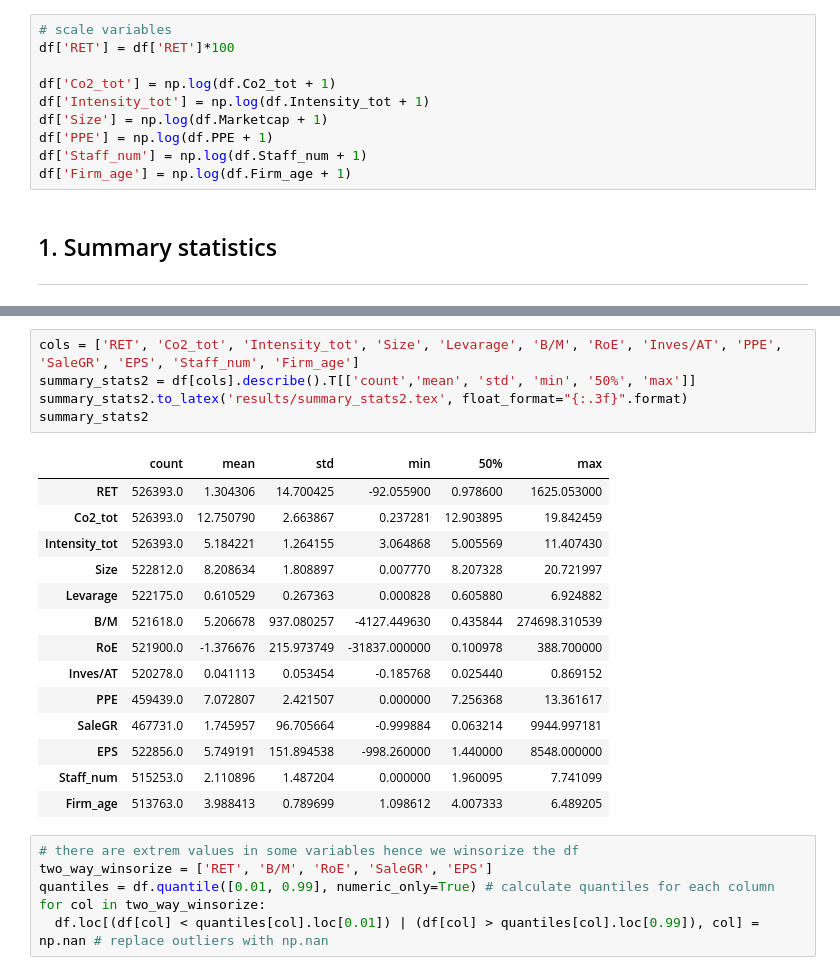
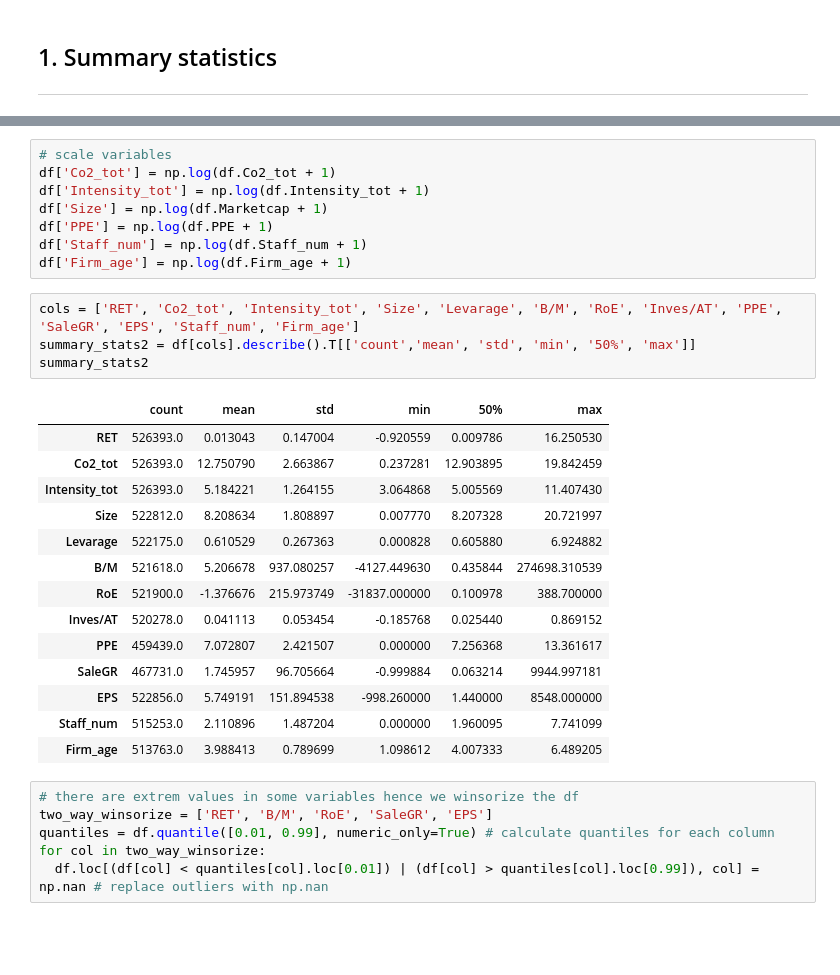
Before and after one commit to CongWang141/co2_paper, a Jupyter notebook: co2_paper/2. firm_analysis.ipynb, the cells around one changed output, grey strips where cells are left out. Drawn from its saved outputs; the diff is of its cells as text; blank space fills up the shorter version.

```diff
--- a/co2_paper/2. firm_analysis.ipynb
+++ b/co2_paper/2. firm_analysis.ipynb
@@ -11,16 +11,6 @@ df = pd.read_csv('data/data.csv')
 
 # choose time period
 df = df[(df.year_month > '2001-12') & (df.year_month < '2022-01')]
-# %%
-# scale variables
-df['RET'] = df['RET']*100
-
-df['Co2_tot'] = np.log(df.Co2_tot + 1)
-df['Intensity_tot'] = np.log(df.Intensity_tot + 1)
-df['Size'] = np.log(df.Marketcap + 1)
-df['PPE'] = np.log(df.PPE + 1)
-df['Staff_num'] = np.log(df.Staff_num + 1)
-df['Firm_age'] = np.log(df.Firm_age + 1)
 # %% [markdown]
 ## 1. Summary statistics
 ---
@@ -27,11 +36,18 @@ df['Firm_age'] = np.log(df.Firm_age + 1)
+# %%
+# scale variables
+df['Co2_tot'] = np.log(df.Co2_tot + 1)
+df['Intensity_tot'] = np.log(df.Intensity_tot + 1)
+df['Size'] = np.log(df.Marketcap + 1)
+df['PPE'] = np.log(df.PPE + 1)
+df['Staff_num'] = np.log(df.Staff_num + 1)
+df['Firm_age'] = np.log(df.Firm_age + 1)
 # %%
 cols = ['RET', 'Co2_tot', 'Intensity_tot', 'Size', 'Levarage', 'B/M', 'RoE', 'Inves/AT', 'PPE', 'SaleGR', 'EPS', 'Staff_num', 'Firm_age']
 summary_stats2 = df[cols].describe().T[['count','mean', 'std', 'min', '50%', 'max']]
-summary_stats2.to_latex('results/summary_stats2.tex', float_format="{:.3f}".format)
 summary_stats2
 # %% [output]
 |  | count | mean | std | min | 50% | max |
-| RET | 526393.0 | 1.304306 | 14.700425 | -92.055900 | 0.978600 | 1625.053000 |
+| RET | 526393.0 | 0.013043 | 0.147004 | -0.920559 | 0.009786 | 16.250530 |
 | Co2_tot | 526393.0 | 12.750790 | 2.663867 | 0.237281 | 12.903895 | 19.842459 |
 | Intensity_tot | 526393.0 | 5.184221 | 1.264155 | 3.064868 | 5.005569 | 11.407430 |
 | Size | 522812.0 | 8.208634 | 1.808897 | 0.007770 | 8.207328 | 20.721997 |
```
Also changed, not shown: parts of 6 cells of this notebook, 16 other files.
